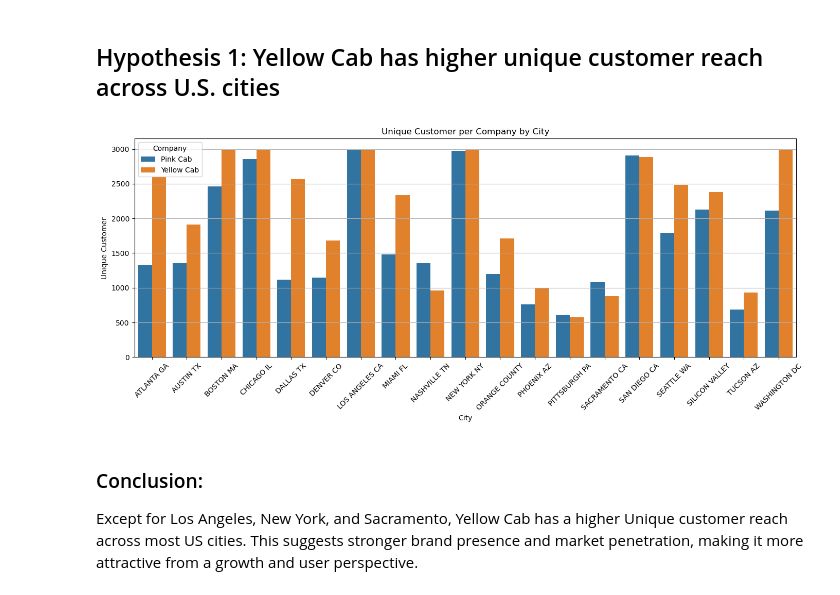
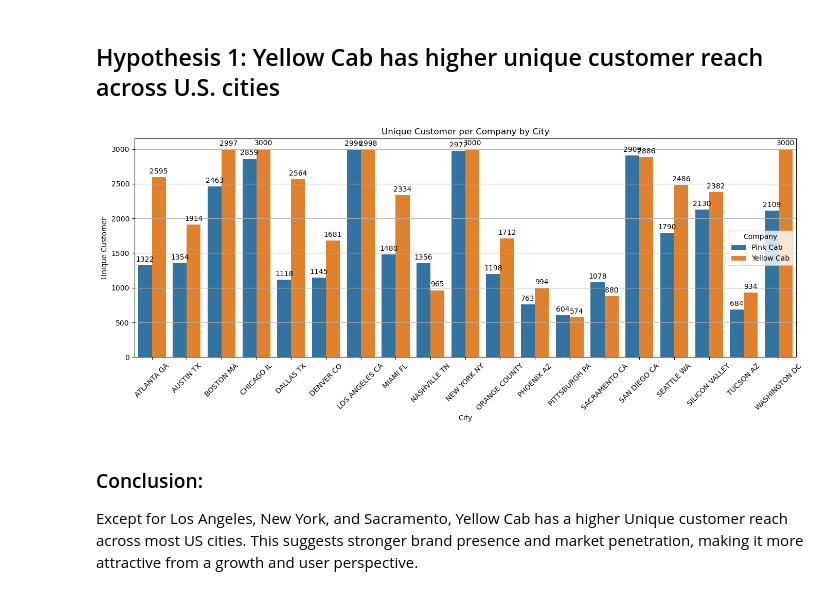
Before and after one commit to SKeval/Cab-Data-Analysis, a Jupyter notebook: case_study.ipynb, the cells around one changed output. Saved outputs shown, nothing was run; the diff lists cells and outputs as text; code cells hidden in the pictures.

```diff
--- a/case_study.ipynb
+++ b/case_study.ipynb
@@ -422,15 +422,21 @@ Unique_Customer.rename(columns={'Customer ID':'Unique Customer'},inplace=True)
 # %%
 plt.figure(figsize=(14,6))
 plt.title("Unique Customer per Company by City")
-sns.barplot(x='City', y='Unique Customer', data=Unique_Customer, hue='Company')
+barplot = sns.barplot(x='City', y='Unique Customer', data=Unique_Customer, hue='Company')
 plt.xticks(rotation=45)
 plt.ylabel("Unique Customer")
 plt.grid(axis='y')
 plt.xlabel("City")
+sns.move_legend(barplot, "center right")
+
+
+for container in barplot.containers:
+    barplot.bar_label(container, fmt='%.0f',label_type='edge',padding=3)
+
 plt.tight_layout()
 plt.show()
 # %% [output]
-[figure, old version]
+[figure, new version]
 # %% [markdown]
 ### Conclusion:
 Except for Los Angeles, New York, and Sacramento, Yellow Cab has a higher Unique customer reach across most US cities. This suggests stronger brand presence and market penetration, making it more attractive from a growth and user perspective.
```
Also changed, not shown: parts of 20 cells of this notebook.
